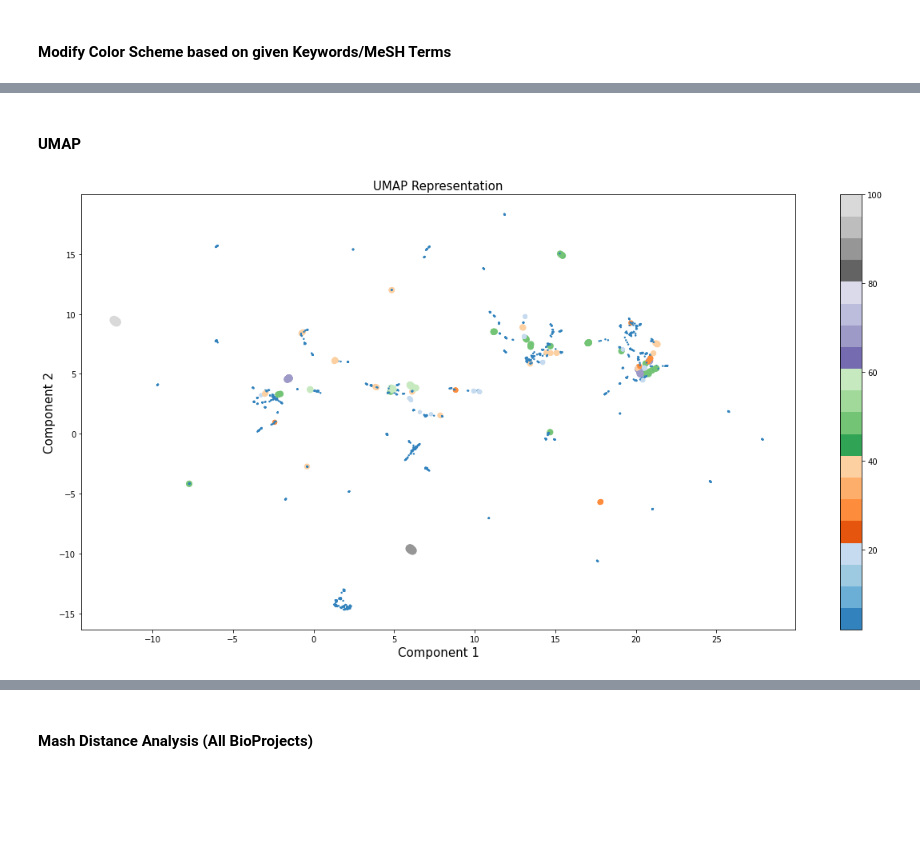
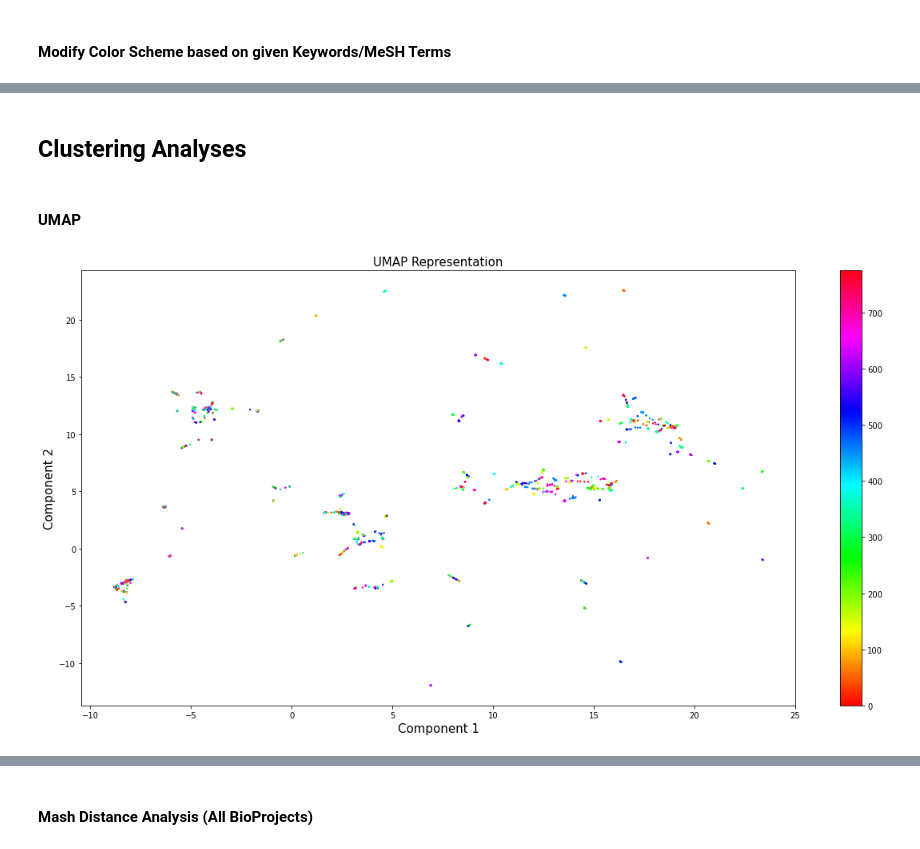
Before and after one commit to jsam356/CAP2, a Jupyter notebook: Distances/Scatterplot.ipynb, the cells around one changed output, grey strips where cells are left out. Drawn from its saved outputs; the diff is of its cells as text; code cells hidden in the pictures; blank space fills up the shorter version.

```diff
--- a/Distances/Scatterplot.ipynb
+++ b/Distances/Scatterplot.ipynb
@@ -370,15 +586,17 @@ thisColMap
+# %% [markdown]
+## Clustering Analyses
 # %% [markdown]
 #### UMAP
 # %%
 fit = umap.UMAP(n_components=2,metric="precomputed")
 u = fit.fit_transform(distances)
 # %%
-#scatter(u[:,0],u[:,1],s=2,c=col,cmap="hsv")
-scatter(u[:,0],u[:,1],s=ncol,c=ncol,cmap="tab20c")
+scatter(u[:,0],u[:,1],s=2,c=col,cmap="hsv")
+#scatter(u[:,0],u[:,1],s=ncol,c=ncol,cmap="tab20c")
 colorbar()
 title("UMAP Representation",fontsize=15)
 xlabel("Component 1",fontsize=15)
 ylabel("Component 2",fontsize=15)
 figsize(20,10)
 # %% [output]
-[figure, old version]
+[figure, new version]
```
Also changed, not shown: parts of 70 cells of this notebook.
